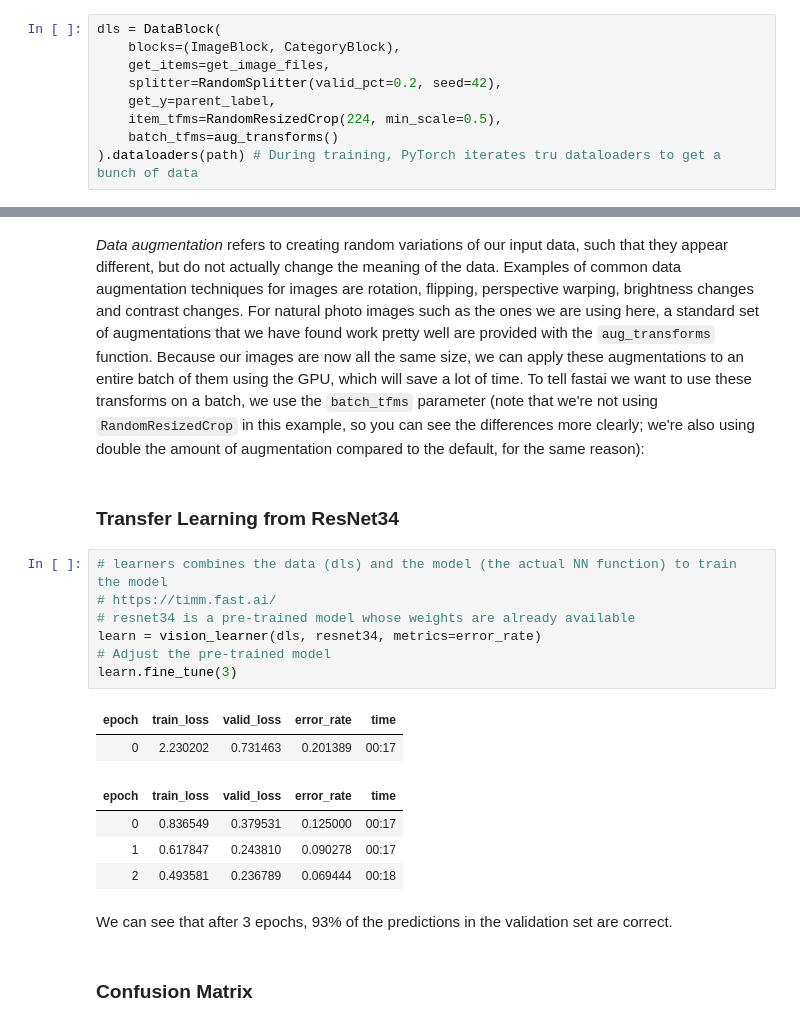
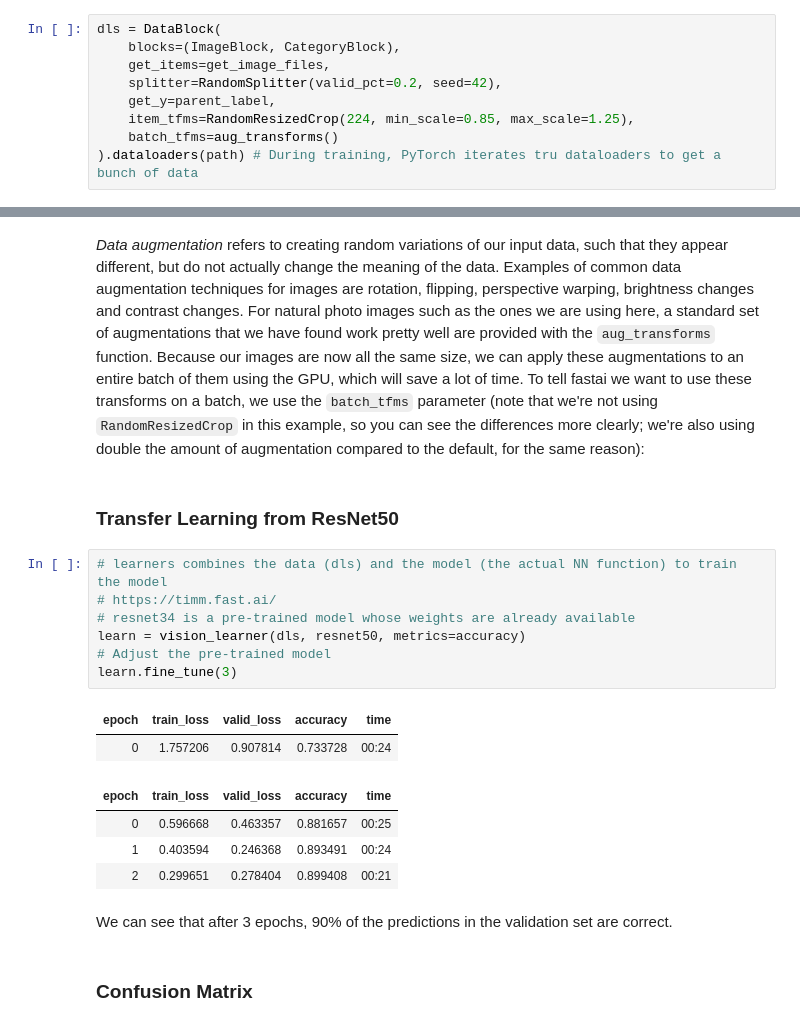
Before and after one commit to dcarpintero/fastai-deeplearning, a Jupyter notebook: course2024/lesson_02.ipynb, the cells around one changed output, grey strips where cells are left out. Saved outputs shown, nothing was run; the diff lists cells and outputs as text.

```diff
--- a/course2024/lesson_02.ipynb
+++ b/course2024/lesson_02.ipynb
@@ -75,7 +79,7 @@ dls = DataBlock(
     get_items=get_image_files,
     splitter=RandomSplitter(valid_pct=0.2, seed=42),
     get_y=parent_label,
-    item_tfms=RandomResizedCrop(224, min_scale=0.5),
+    item_tfms=RandomResizedCrop(224, min_scale=0.85, max_scale=1.25),
     batch_tfms=aug_transforms()
 ).dataloaders(path) # During training, PyTorch iterates tru dataloaders to get a bunch of data
 # %%
@@ -88,23 +92,23 @@ dls.valid.show_batch(max_n=15, nrows=3)
 # %% [markdown]
 *Data augmentation* refers to creating random variations of our input data, such that they appear different, but do not actually change the meaning of the data. Examples of common data augmentation techniques for images are rotation, flipping, perspective warping, brightness changes and contrast changes. For natural photo images such as the ones we are using here, a standard set of augmentations that we have found work pretty well are provided with the `aug_transforms` function. Because our images are now all the same size, we can apply these augmentations to an entire batch of them using the GPU, which will save a lot of time. To tell fastai we want to use these transforms on a batch, we use the `batch_tfms` parameter (note that we're not using `RandomResizedCrop` in this example, so you can see the differences more clearly; we're also using double the amount of augmentation compared to the default, for the same reason):
 # %% [markdown]
-### Transfer Learning from ResNet34
+### Transfer Learning from ResNet50
 # %%
 # learners combines the data (dls) and the model (the actual NN function) to train the model
 # https://timm.fast.ai/
 # resnet34 is a pre-trained model whose weights are already available
-learn = vision_learner(dls, resnet34, metrics=error_rate)
+learn = vision_learner(dls, resnet50, metrics=accuracy)
 # Adjust the pre-trained model
 learn.fine_tune(3)
 # %% [output]
-| epoch | train_loss | valid_loss | error_rate | time |
-| 0 | 2.230202 | 0.731463 | 0.201389 | 00:17 |
+| epoch | train_loss | valid_loss | accuracy | time |
+| 0 | 1.757206 | 0.907814 | 0.733728 | 00:24 |
-| epoch | train_loss | valid_loss | error_rate | time |
-| 0 | 0.836549 | 0.379531 | 0.125000 | 00:17 |
-| 1 | 0.617847 | 0.243810 | 0.090278 | 00:17 |
-| 2 | 0.493581 | 0.236789 | 0.069444 | 00:18 |
+| epoch | train_loss | valid_loss | accuracy | time |
+| 0 | 0.596668 | 0.463357 | 0.881657 | 00:25 |
+| 1 | 0.403594 | 0.246368 | 0.893491 | 00:24 |
+| 2 | 0.299651 | 0.278404 | 0.899408 | 00:21 |
 # %% [markdown]
-We can see that after 3 epochs, 93% of the predictions in the validation set are correct.
+We can see that after 3 epochs, 90% of the predictions in the validation set are correct.
 # %% [markdown]
 ### Confusion Matrix
 # %% [markdown]
```
Also changed, not shown: parts of 9 cells of this notebook, 1 other file.
